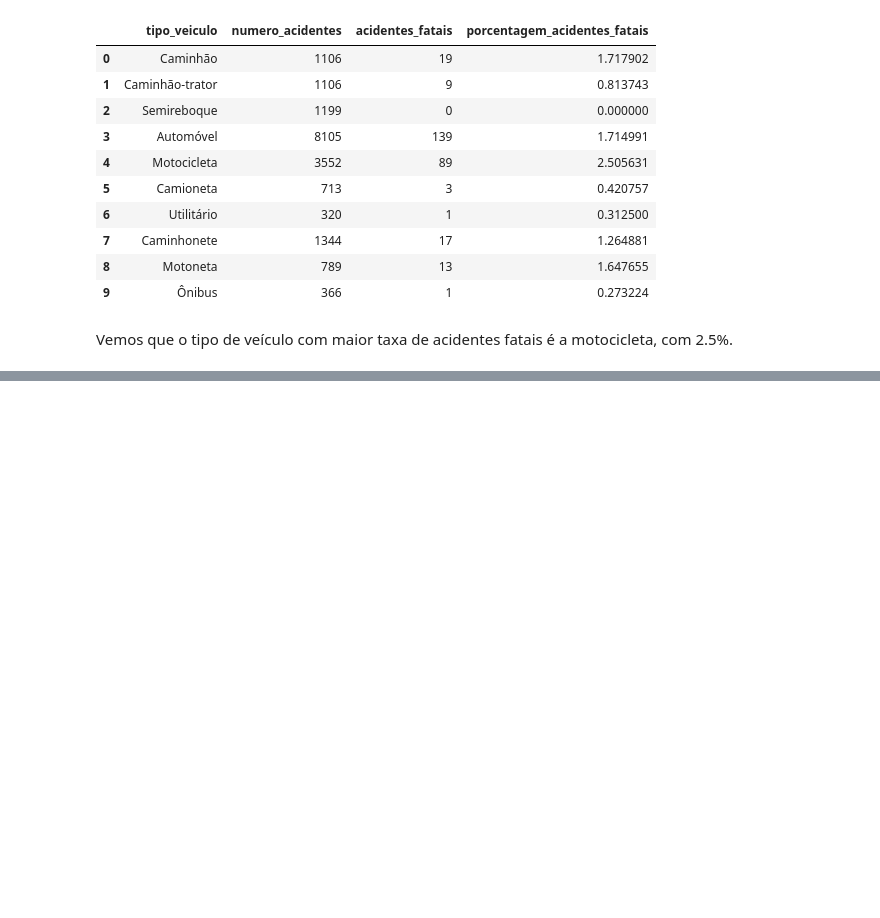
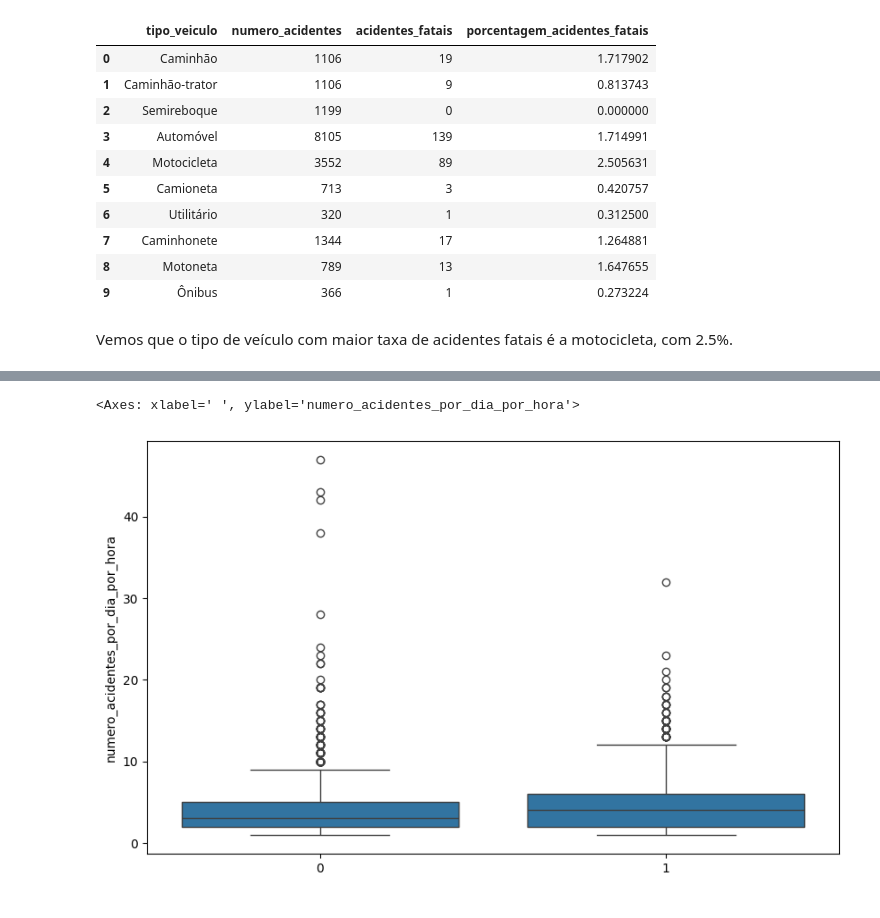
Before and after one commit to andrey-lolobrigida/acidentes-transito-sc-2023, a Jupyter notebook: notebooks/acidentes.ipynb, the cells around one changed output, grey strips where cells are left out. Saved outputs shown, nothing was run; the diff lists cells and outputs as text; code cells hidden in the pictures; blank space fills up the shorter version.

```diff
--- a/notebooks/acidentes.ipynb
+++ b/notebooks/acidentes.ipynb
@@ -372,0 +628,11 @@ Vemos que o tipo de veículo com maior taxa de acidentes fatais é a motocicleta
+# %%
+fig, ax1 = plt.subplots(1, 1, figsize = (10, 6))
+ax1.set_xlabel(' ')
+
+sns.boxplot(data=n_acidentes_por_hora_df_1.sort_values('hora'),
+             x='horario_de_pico',
+             y='numero_acidentes_por_dia_por_hora',
+             ax=ax1)
+# %% [output]
+<Axes: xlabel=' ', ylabel='numero_acidentes_por_dia_por_hora'>
+[figure, added]
```
Also changed, not shown: parts of 45 cells of this notebook.
